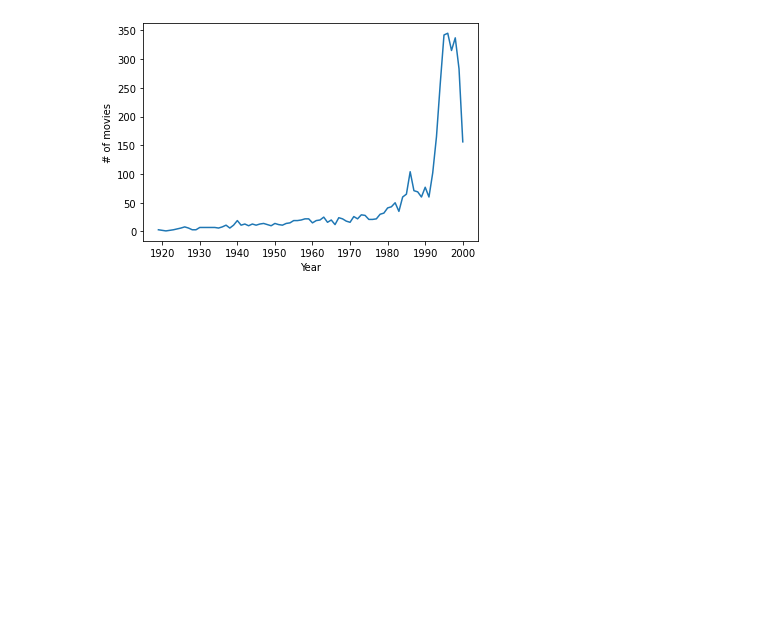
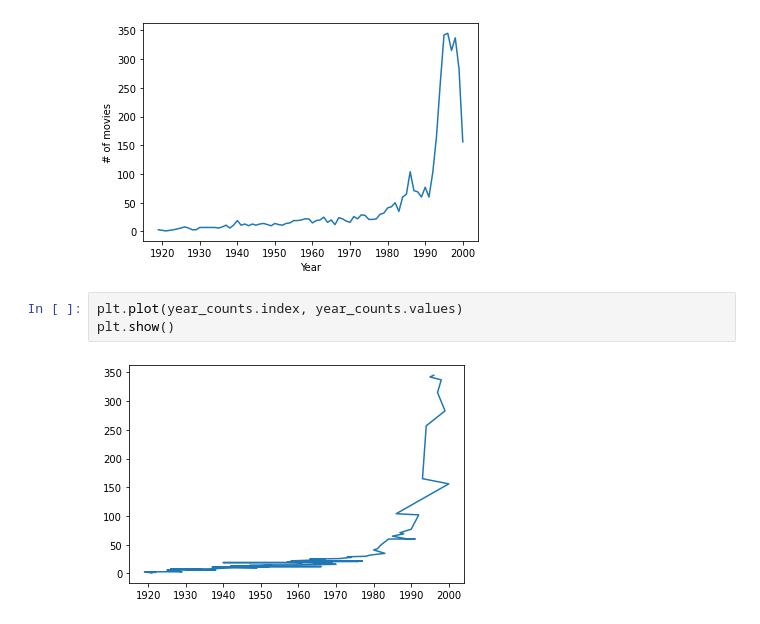
Before and after one commit to JakeOh/202208_itw_java134_lab_python, a Jupyter notebook: py25_movielens.ipynb, the cells around one changed output. Saved outputs shown, nothing was run; the diff lists cells and outputs as text; blank space fills up the shorter version.

```diff
--- a/py25_movielens.ipynb
+++ b/py25_movielens.ipynb
@@ -224,3 +224,8 @@ plt.ylabel('# of movies')
 plt.show()
 # %% [output]
 [figure]
+# %%
+plt.plot(year_counts.index, year_counts.values)
+plt.show()
+# %% [output]
+[figure, added]
```
Also changed, not shown: parts of 1 cell of this notebook.
